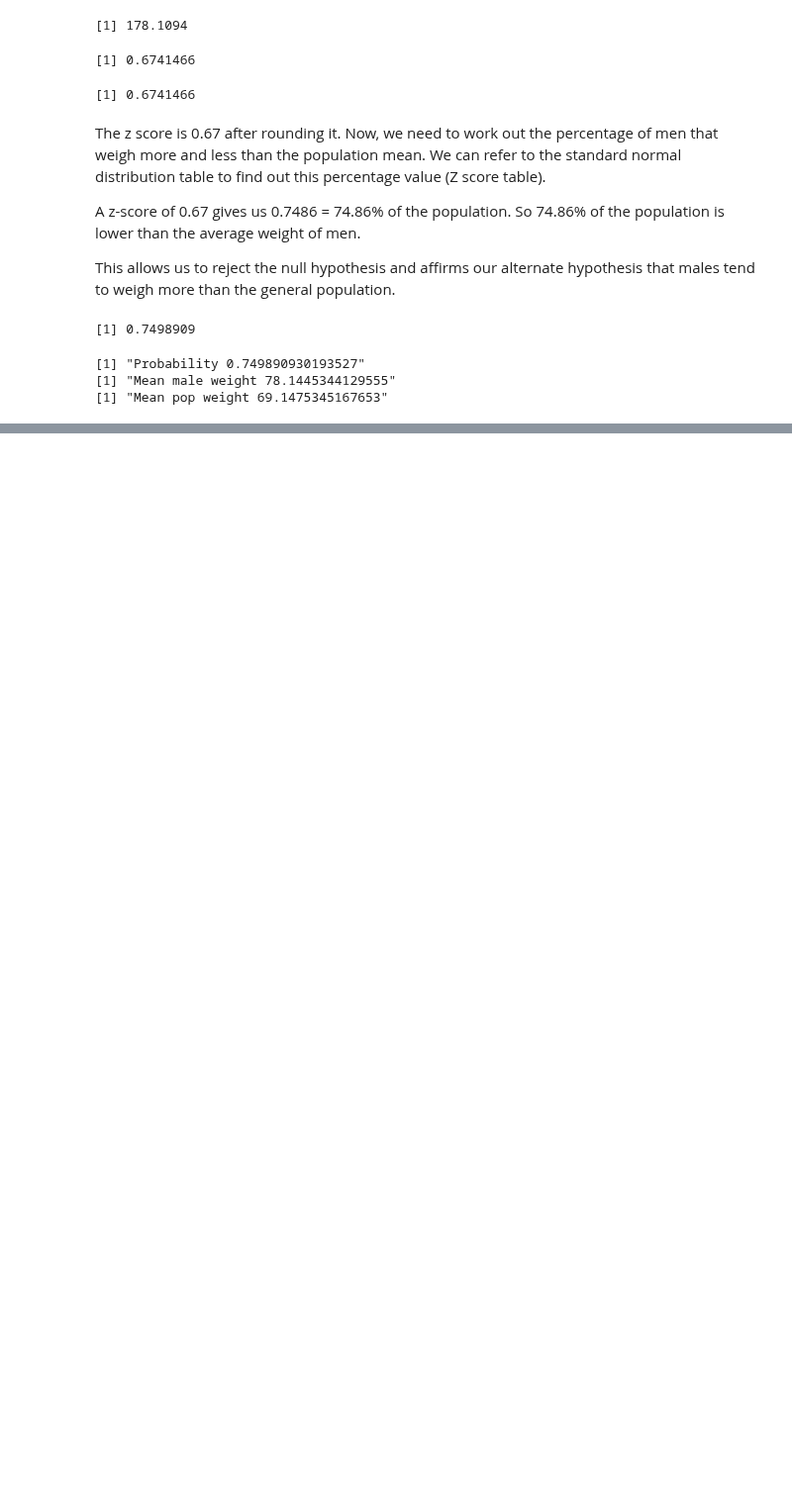
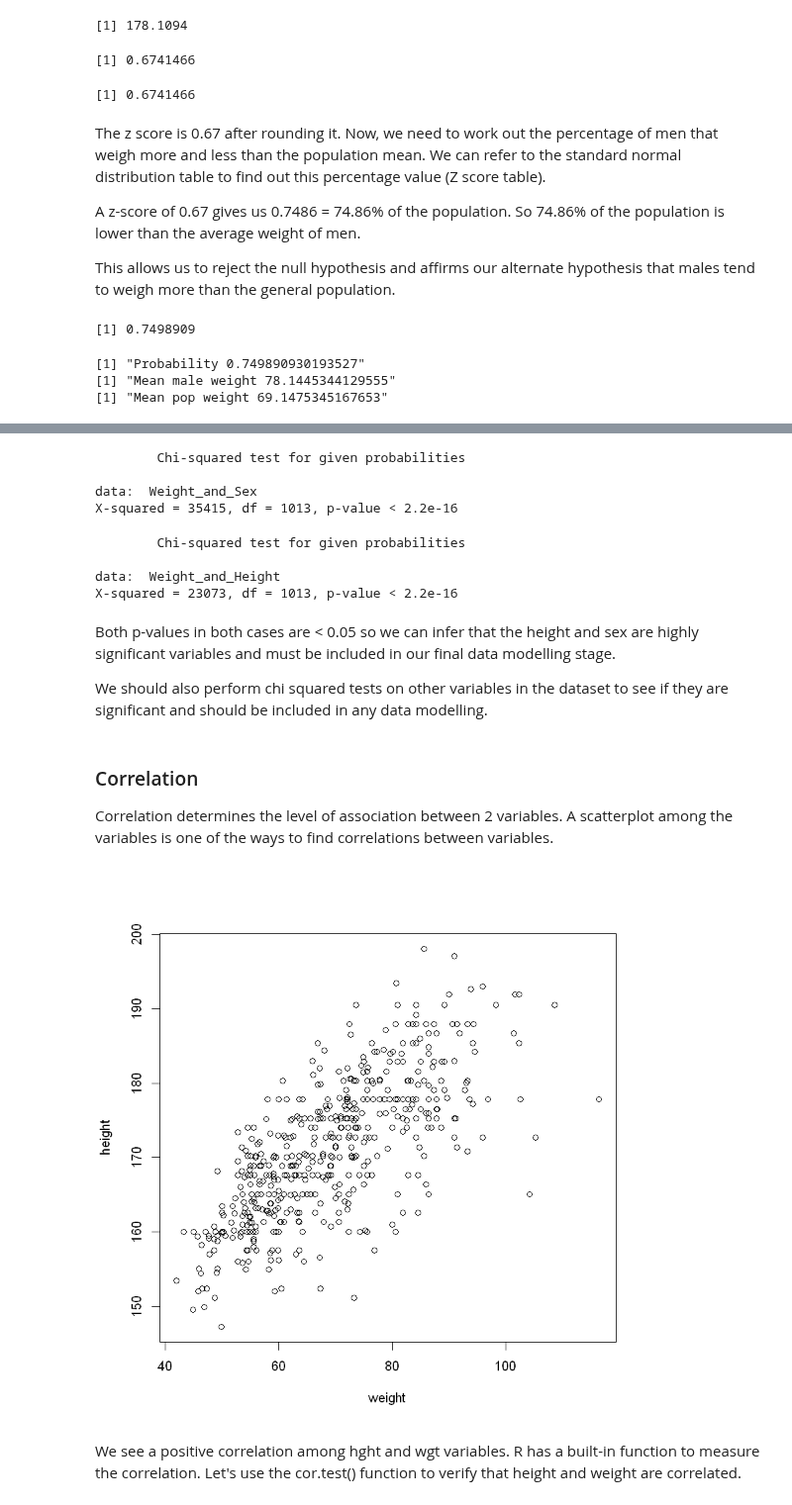
Before and after one commit to iamjz/R-Data, a Jupyter notebook: InferentialStatisticsReview.ipynb, the cells around one changed output, grey strips where cells are left out. Shown at 99% size. Drawn from its saved outputs; the diff is of its cells as text; code cells hidden in the pictures; blank space fills up the shorter version.

Commit message:
finish inferentials

```diff
--- a/InferentialStatisticsReview.ipynb
+++ b/InferentialStatisticsReview.ipynb
@@ -188,0 +255,7 @@ A non parametric test of significance is one that makes no assumption concerning
+# %%
+chisq.test(Weight_and_Sex)
+# %% [output]
+        Chi-squared test for given probabilities
+
+data:  Weight_and_Sex
+X-squared = 35415, df = 1013, p-value < 2.2e-16
@@ -188,0 +264,21 @@ A non parametric test of significance is one that makes no assumption concerning
+# %%
+chisq.test(Weight_and_Height)
+# %% [output]
+        Chi-squared test for given probabilities
+
+data:  Weight_and_Height
+X-squared = 23073, df = 1013, p-value < 2.2e-16
+# %% [markdown]
+Both p-values in both cases are < 0.05 so we can infer that the height and sex are highly significant variables and must be included in our final data modelling stage.
+
+We should also perform chi squared tests on other variables in the dataset to see if they are significant and should be included in any data modelling.
+# %% [markdown]
+### Correlation
+
+Correlation determines the level of association between 2 variables. A scatterplot among the variables is one of the ways to find correlations between variables.
+# %%
+plot(bdims$wgt, bdims$hgt, xlab = "weight", ylab = "height")
+# %% [output]
+[figure, added]
+# %% [markdown]
+We see a positive correlation among hght and wgt variables. R has a built-in function to measure the correlation. Let's use the cor.test() function to verify that height and weight are correlated.
```
Also changed, not shown: parts of 8 cells of this notebook.
